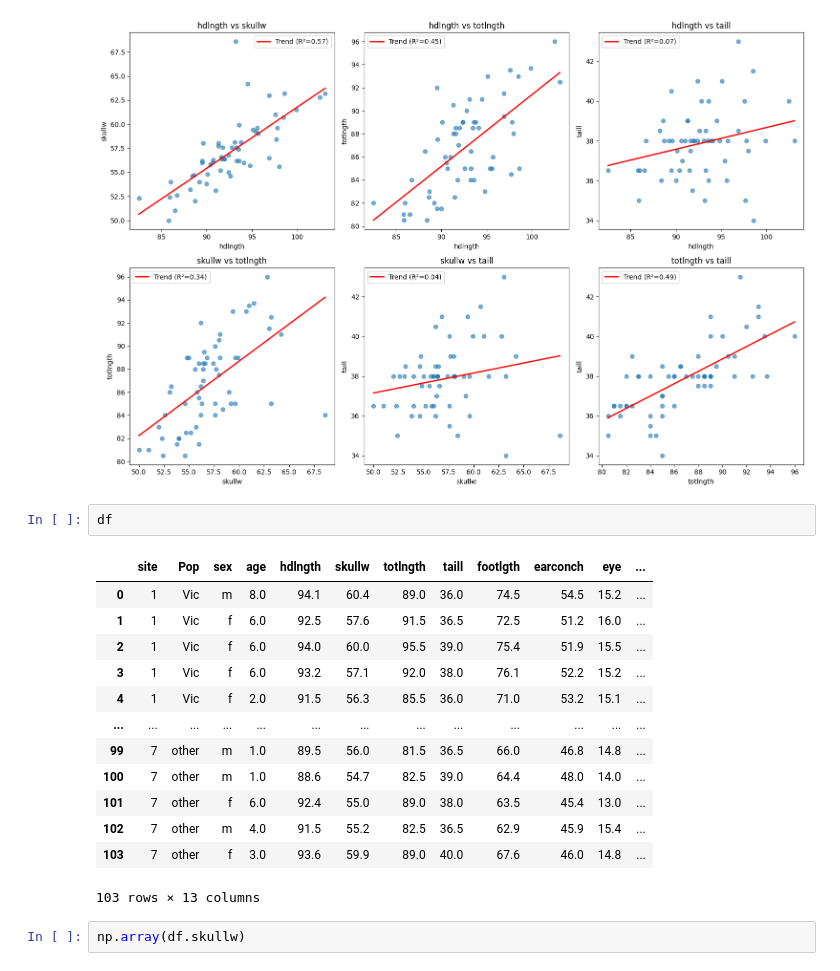
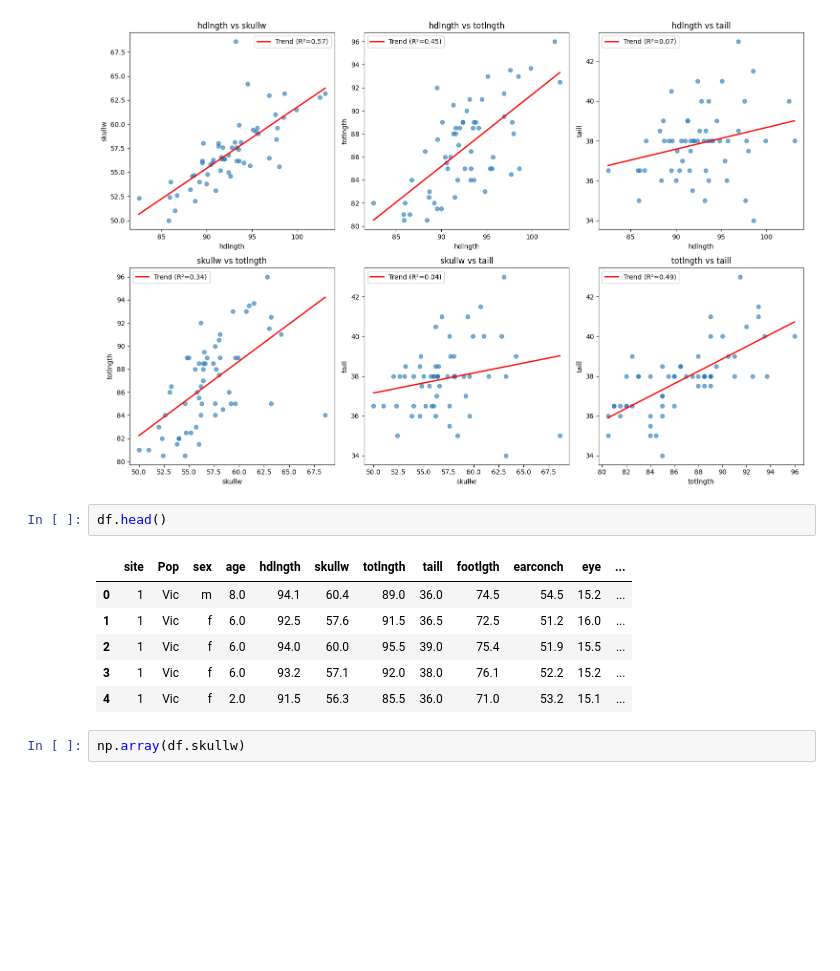
Before and after one commit to MajidrNEO1879/machine-learning-projects, a Jupyter notebook: possum_analysis/possum_kaggle.ipynb, the cells around one changed output. Drawn from its saved outputs; the diff is of its cells as text; blank space fills up the shorter version.

```diff
--- a/possum_analysis/possum_kaggle.ipynb
+++ b/possum_analysis/possum_kaggle.ipynb
@@ -322,22 +323,15 @@ plt.tight_layout()
 plt.show()
 # %% [output]
 [figure]
-# %%
-df
-# %% [output]
-|  | site | Pop | sex | age | hdlngth | skullw | totlngth | taill | footlgth | earconch | eye | ... |
-| 0 | 1 | Vic | m | 8.0 | 94.1 | 60.4 | 89.0 | 36.0 | 74.5 | 54.5 | 15.2 | ... |
-| 1 | 1 | Vic | f | 6.0 | 92.5 | 57.6 | 91.5 | 36.5 | 72.5 | 51.2 | 16.0 | ... |
-| 2 | 1 | Vic | f | 6.0 | 94.0 | 60.0 | 95.5 | 39.0 | 75.4 | 51.9 | 15.5 | ... |
-| 3 | 1 | Vic | f | 6.0 | 93.2 | 57.1 | 92.0 | 38.0 | 76.1 | 52.2 | 15.2 | ... |
-| 4 | 1 | Vic | f | 2.0 | 91.5 | 56.3 | 85.5 | 36.0 | 71.0 | 53.2 | 15.1 | ... |
-| ... | ... | ... | ... | ... | ... | ... | ... | ... | ... | ... | ... | ... |
-| 99 | 7 | other | m | 1.0 | 89.5 | 56.0 | 81.5 | 36.5 | 66.0 | 46.8 | 14.8 | ... |
-| 100 | 7 | other | m | 1.0 | 88.6 | 54.7 | 82.5 | 39.0 | 64.4 | 48.0 | 14.0 | ... |
-| 101 | 7 | other | f | 6.0 | 92.4 | 55.0 | 89.0 | 38.0 | 63.5 | 45.4 | 13.0 | ... |
-| 102 | 7 | other | m | 4.0 | 91.5 | 55.2 | 82.5 | 36.5 | 62.9 | 45.9 | 15.4 | ... |
-| 103 | 7 | other | f | 3.0 | 93.6 | 59.9 | 89.0 | 40.0 | 67.6 | 46.0 | 14.8 | ... |
-103 rows × 13 columns
+# %%
+df.head()
+# %% [output]
+|  | site | Pop | sex | age | hdlngth | skullw | totlngth | taill | footlgth | earconch | eye | ... |
+| 0 | 1 | Vic | m | 8.0 | 94.1 | 60.4 | 89.0 | 36.0 | 74.5 | 54.5 | 15.2 | ... |
+| 1 | 1 | Vic | f | 6.0 | 92.5 | 57.6 | 91.5 | 36.5 | 72.5 | 51.2 | 16.0 | ... |
+| 2 | 1 | Vic | f | 6.0 | 94.0 | 60.0 | 95.5 | 39.0 | 75.4 | 51.9 | 15.5 | ... |
+| 3 | 1 | Vic | f | 6.0 | 93.2 | 57.1 | 92.0 | 38.0 | 76.1 | 52.2 | 15.2 | ... |
+| 4 | 1 | Vic | f | 2.0 | 91.5 | 56.3 | 85.5 | 36.0 | 71.0 | 53.2 | 15.1 | ... |
 # %%
 np.array(df.skullw)
 # %% [output]
```
Also changed, not shown: parts of 18 cells of this notebook, 1 other file.
